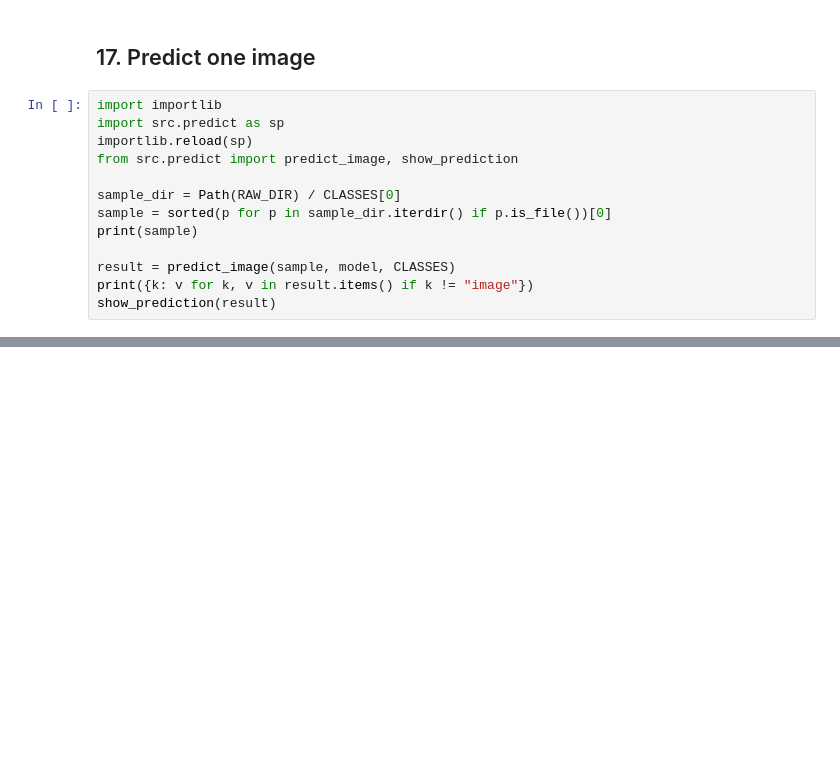
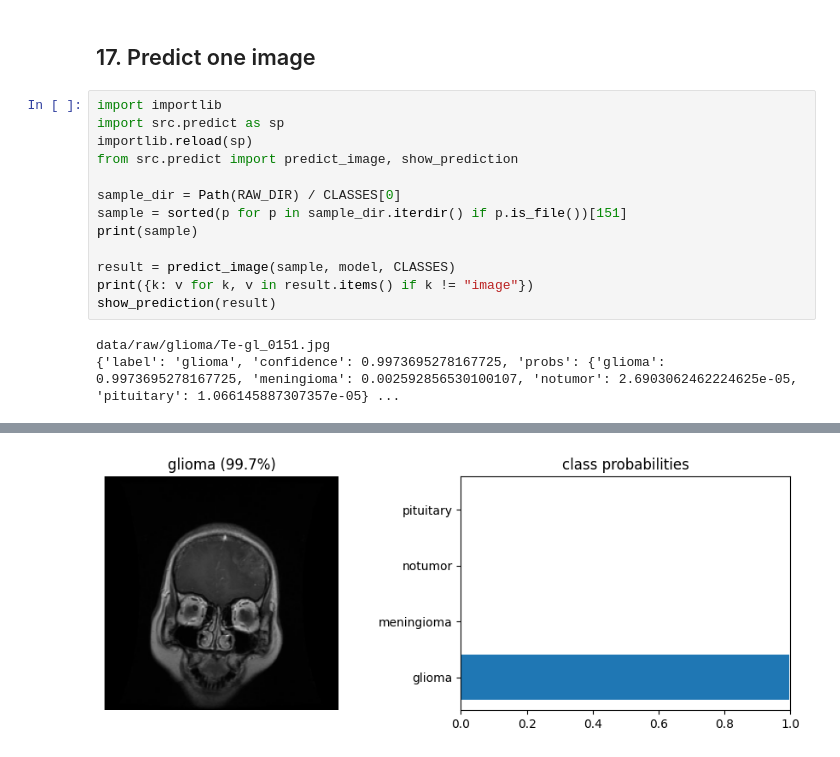
Before and after one commit to oelaimar/NeuroVision-AI, a Jupyter notebook: notebooks/02_transferLearning.ipynb, the cells around one changed output, grey strips where cells are left out. Drawn from its saved outputs; the diff is of its cells as text; blank space fills up the shorter version.

```diff
--- a/notebooks/02_transferLearning.ipynb
+++ b/notebooks/02_transferLearning.ipynb
@@ -497,9 +634,12 @@ importlib.reload(sp)
 from src.predict import predict_image, show_prediction
 
 sample_dir = Path(RAW_DIR) / CLASSES[0]
-sample = sorted(p for p in sample_dir.iterdir() if p.is_file())[0]
+sample = sorted(p for p in sample_dir.iterdir() if p.is_file())[151]
 print(sample)
 
 result = predict_image(sample, model, CLASSES)
 print({k: v for k, v in result.items() if k != "image"})
 show_prediction(result)
+# %% [output]
+data/raw/glioma/Te-gl_0151.jpg
+{'label': 'glioma', 'confidence': 0.9973695278167725, 'probs': {'glioma': 0.9973695278167725, 'meningioma': 0.002592856530100107, 'notumor': 2.6903062462224625e-05, 'pituitary': 1.066145887307357e-05} ...
@@ -505,0 +647 @@ show_prediction(result)
+[figure, added]
```
Also changed, not shown: parts of 19 cells of this notebook.
